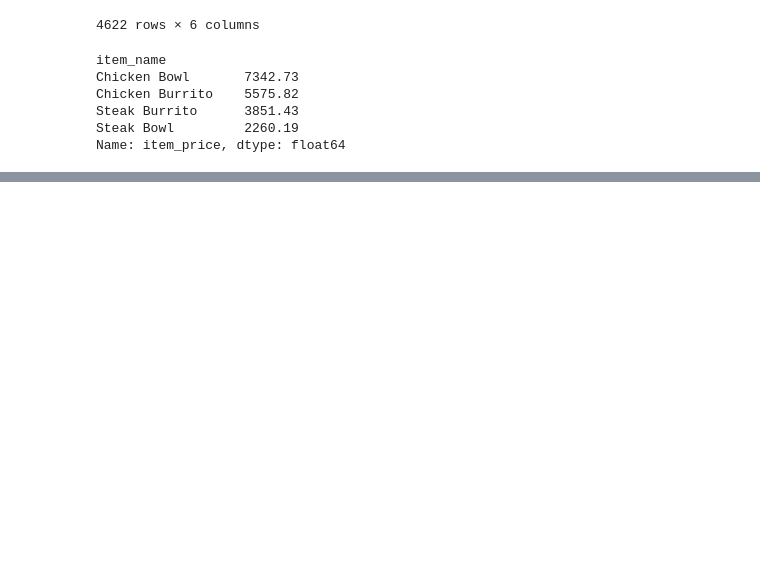
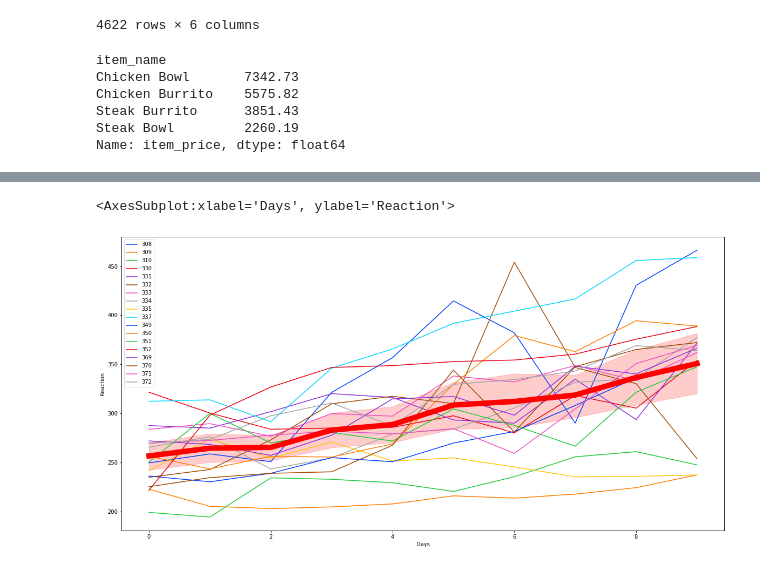
Before and after one commit to Olivert75/numpy-pandas-visualization-exercises, a Jupyter notebook: seaborn_exercises.ipynb, the cells around one changed output, grey strips where cells are left out. Drawn from its saved outputs; the diff is of its cells as text; code cells hidden in the pictures; blank space fills up the shorter version.

```diff
--- a/seaborn_exercises.ipynb
+++ b/seaborn_exercises.ipynb
@@ -271,0 +276,3 @@ sns.barplot(x ='quantity', y ='item_price', data =ch_top_four, hue = ch_top_four
+# %%
+sleepstudy_ds = data('sleepstudy')
+data('sleepstudy', show_doc=True)
@@ -271,0 +313,7 @@ sns.barplot(x ='quantity', y ='item_price', data =ch_top_four, hue = ch_top_four
+# %%
+plt.figure(figsize=(20,10))
+sns.lineplot(x = 'Days', y = 'Reaction', hue = 'Subject', legend = all, palette = 'bright', data = sleepstudy_ds)
+sns.lineplot(x = 'Days', y = 'Reaction', color = 'red', linewidth = 10, estimator = 'mean', data = sleepstudy_ds)
+# %% [output]
+<AxesSubplot:xlabel='Days', ylabel='Reaction'>
+[figure, added]
```
Also changed, not shown: parts of 7 cells of this notebook.
